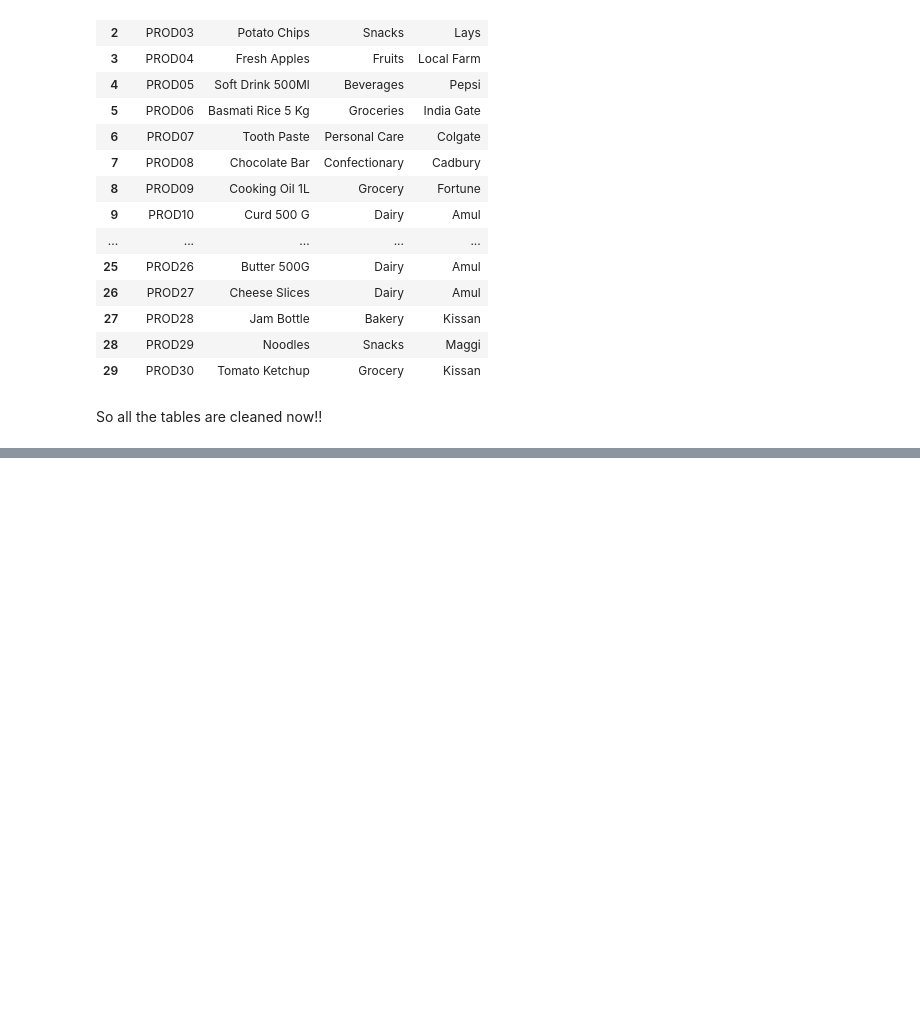
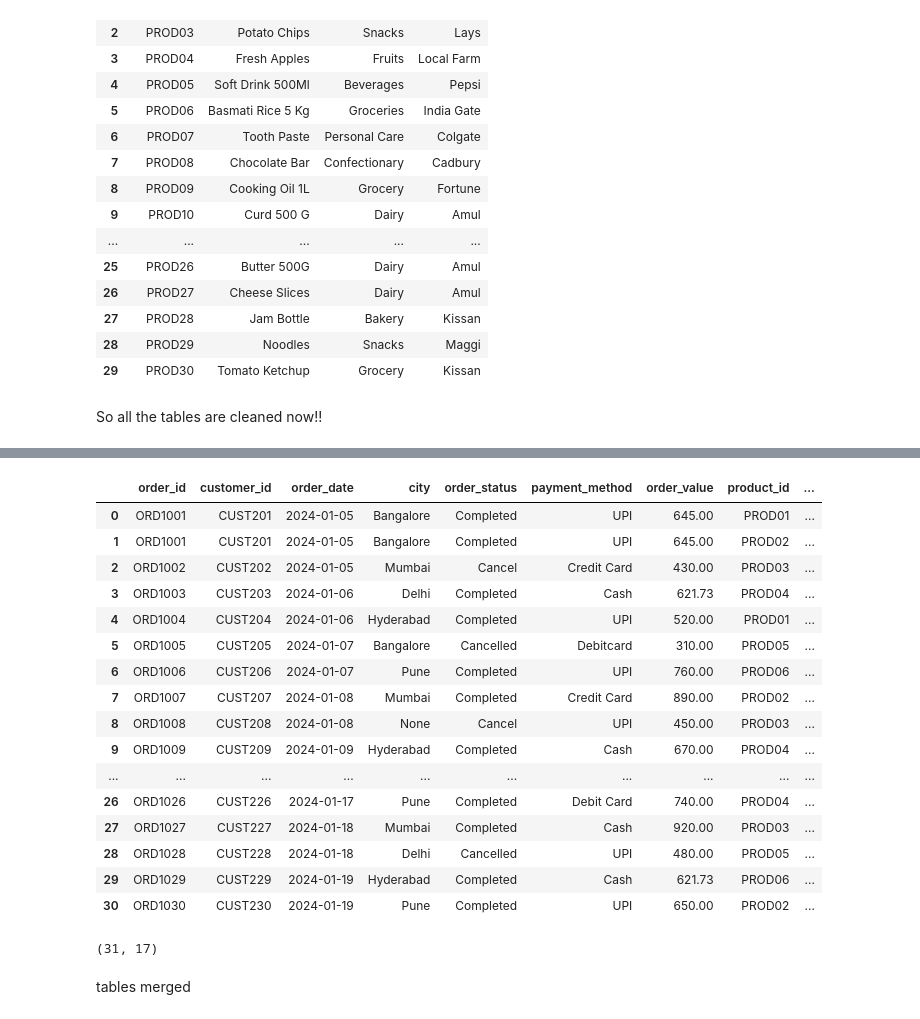
Before and after one commit to mahendra-jain/QuickKart-Business-Performance-Customer-Retention-Analysis, a Jupyter notebook: cleaning.ipynb, the cells around one changed output, grey strips where cells are left out. Saved outputs shown, nothing was run; the diff lists cells and outputs as text; code cells hidden in the pictures; blank space fills up the shorter version.

```diff
--- a/cleaning.ipynb
+++ b/cleaning.ipynb
@@ -645,0 +698,25 @@ So all the tables are cleaned now!!
+# %%
+final_merge_dt = pd.merge(merge_order_order_items_del_per_dt,cust_fb_dt,on='order_id',how='left')
+final_merge_dt
+# %% [output]
+|  | order_id | customer_id | order_date | city | order_status | payment_method | order_value | product_id | ... |
+| 0 | ORD1001 | CUST201 | 2024-01-05 | Bangalore | Completed | UPI | 645.00 | PROD01 | ... |
+| 1 | ORD1001 | CUST201 | 2024-01-05 | Bangalore | Completed | UPI | 645.00 | PROD02 | ... |
+| 2 | ORD1002 | CUST202 | 2024-01-05 | Mumbai | Cancel | Credit Card | 430.00 | PROD03 | ... |
+| 3 | ORD1003 | CUST203 | 2024-01-06 | Delhi | Completed | Cash | 621.73 | PROD04 | ... |
+| 4 | ORD1004 | CUST204 | 2024-01-06 | Hyderabad | Completed | UPI | 520.00 | PROD01 | ... |
+| 5 | ORD1005 | CUST205 | 2024-01-07 | Bangalore | Cancelled | Debitcard | 310.00 | PROD05 | ... |
+| 6 | ORD1006 | CUST206 | 2024-01-07 | Pune | Completed | UPI | 760.00 | PROD06 | ... |
+| 7 | ORD1007 | CUST207 | 2024-01-08 | Mumbai | Completed | Credit Card | 890.00 | PROD02 | ... |
+| 8 | ORD1008 | CUST208 | 2024-01-08 | None | Cancel | UPI | 450.00 | PROD03 | ... |
+| 9 | ORD1009 | CUST209 | 2024-01-09 | Hyderabad | Completed | Cash | 670.00 | PROD04 | ... |
+| ... | ... | ... | ... | ... | ... | ... | ... | ... | ... |
+| 26 | ORD1026 | CUST226 | 2024-01-17 | Pune | Completed | Debit Card | 740.00 | PROD04 | ... |
+| 27 | ORD1027 | CUST227 | 2024-01-18 | Mumbai | Completed | Cash | 920.00 | PROD03 | ... |
+| 28 | ORD1028 | CUST228 | 2024-01-18 | Delhi | Cancelled | UPI | 480.00 | PROD05 | ... |
+| 29 | ORD1029 | CUST229 | 2024-01-19 | Hyderabad | Completed | Cash | 621.73 | PROD06 | ... |
+| 30 | ORD1030 | CUST230 | 2024-01-19 | Pune | Completed | UPI | 650.00 | PROD02 | ... |
+# %%
+final_merge_dt.shape
+# %% [output]
+(31, 17)
@@ -645,0 +725,2 @@ So all the tables are cleaned now!!
+# %% [markdown]
+tables merged
```
Also changed, not shown: parts of 11 cells of this notebook, 1 other file.
